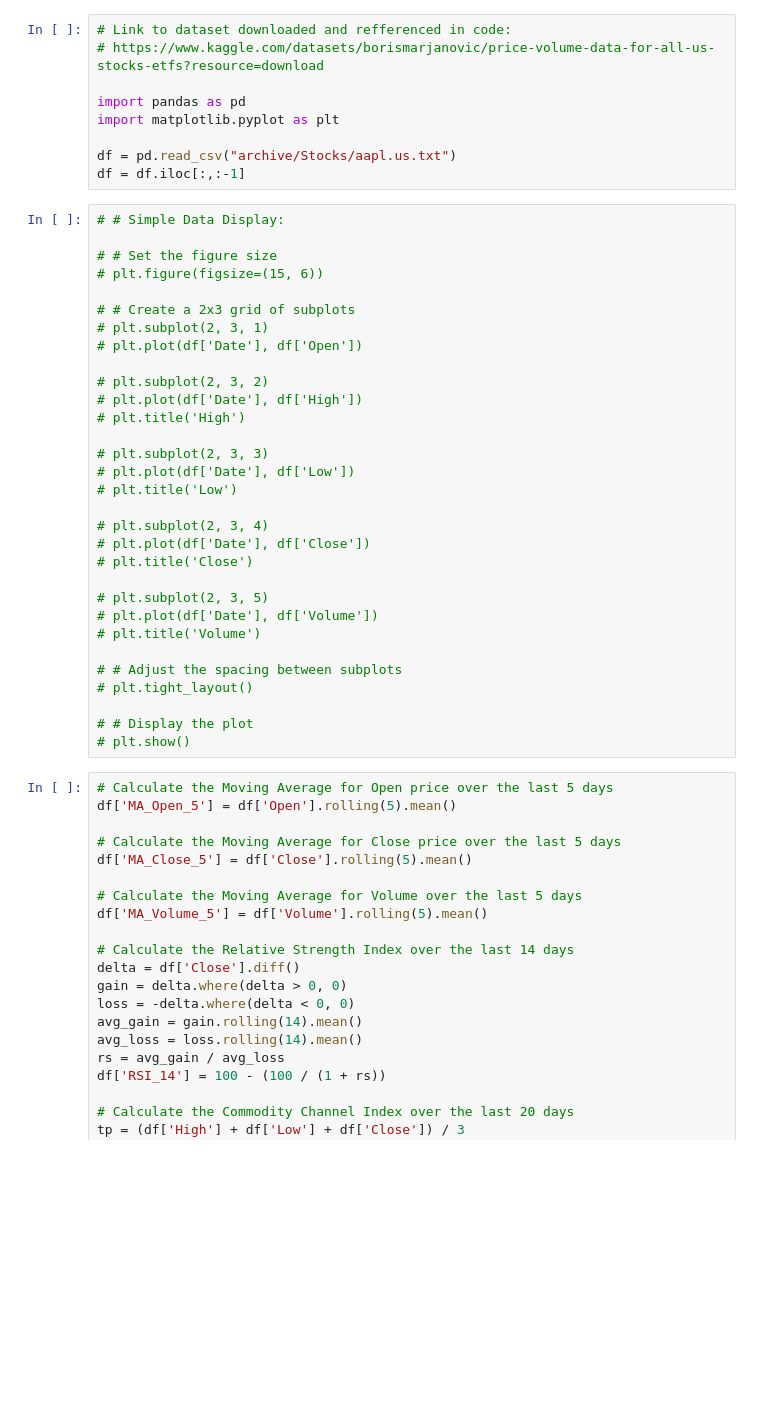
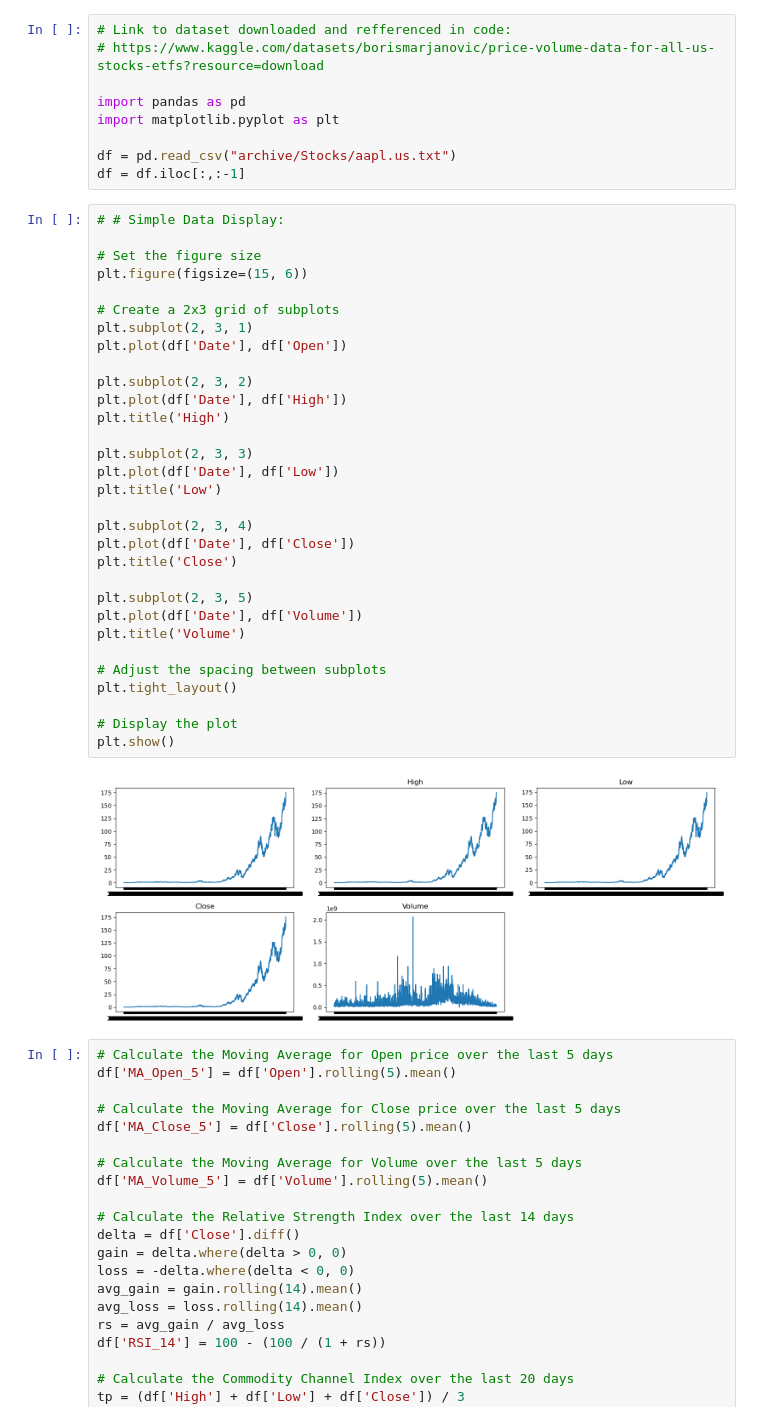
Before and after one commit to OwenKing2/CIS-3715-Final-Project, a Jupyter notebook: dataVisualization.ipynb, the cells around one changed output. Cells and saved outputs as stored; diff of their text form; blank space fills up the shorter version.

```diff
--- a/dataVisualization.ipynb
+++ b/dataVisualization.ipynb
@@ -18,34 +18,36 @@ df = df.iloc[:,:-1]
 # %%
 # # Simple Data Display:
 
-# # Set the figure size
-# plt.figure(figsize=(15, 6))
+# Set the figure size
+plt.figure(figsize=(15, 6))
 
-# # Create a 2x3 grid of subplots
-# plt.subplot(2, 3, 1)
-# plt.plot(df['Date'], df['Open'])
+# Create a 2x3 grid of subplots
+plt.subplot(2, 3, 1)
+plt.plot(df['Date'], df['Open'])
 
-# plt.subplot(2, 3, 2)
-# plt.plot(df['Date'], df['High'])
-# plt.title('High')
+plt.subplot(2, 3, 2)
+plt.plot(df['Date'], df['High'])
+plt.title('High')
 
-# plt.subplot(2, 3, 3)
-# plt.plot(df['Date'], df['Low'])
-# plt.title('Low')
+plt.subplot(2, 3, 3)
+plt.plot(df['Date'], df['Low'])
+plt.title('Low')
 
-# plt.subplot(2, 3, 4)
-# plt.plot(df['Date'], df['Close'])
-# plt.title('Close')
+plt.subplot(2, 3, 4)
+plt.plot(df['Date'], df['Close'])
+plt.title('Close')
 
-# plt.subplot(2, 3, 5)
-# plt.plot(df['Date'], df['Volume'])
-# plt.title('Volume')
+plt.subplot(2, 3, 5)
+plt.plot(df['Date'], df['Volume'])
+plt.title('Volume')
 
-# # Adjust the spacing between subplots
-# plt.tight_layout()
+# Adjust the spacing between subplots
+plt.tight_layout()
 
-# # Display the plot
-# plt.show()
+# Display the plot
+plt.show()
+# %% [output]
+[figure, added]
 # %%
 # Calculate the Moving Average for Open price over the last 5 days
 df['MA_Open_5'] = df['Open'].rolling(5).mean()
```
Also changed, not shown: parts of 6 cells of this notebook, 2 other files.
